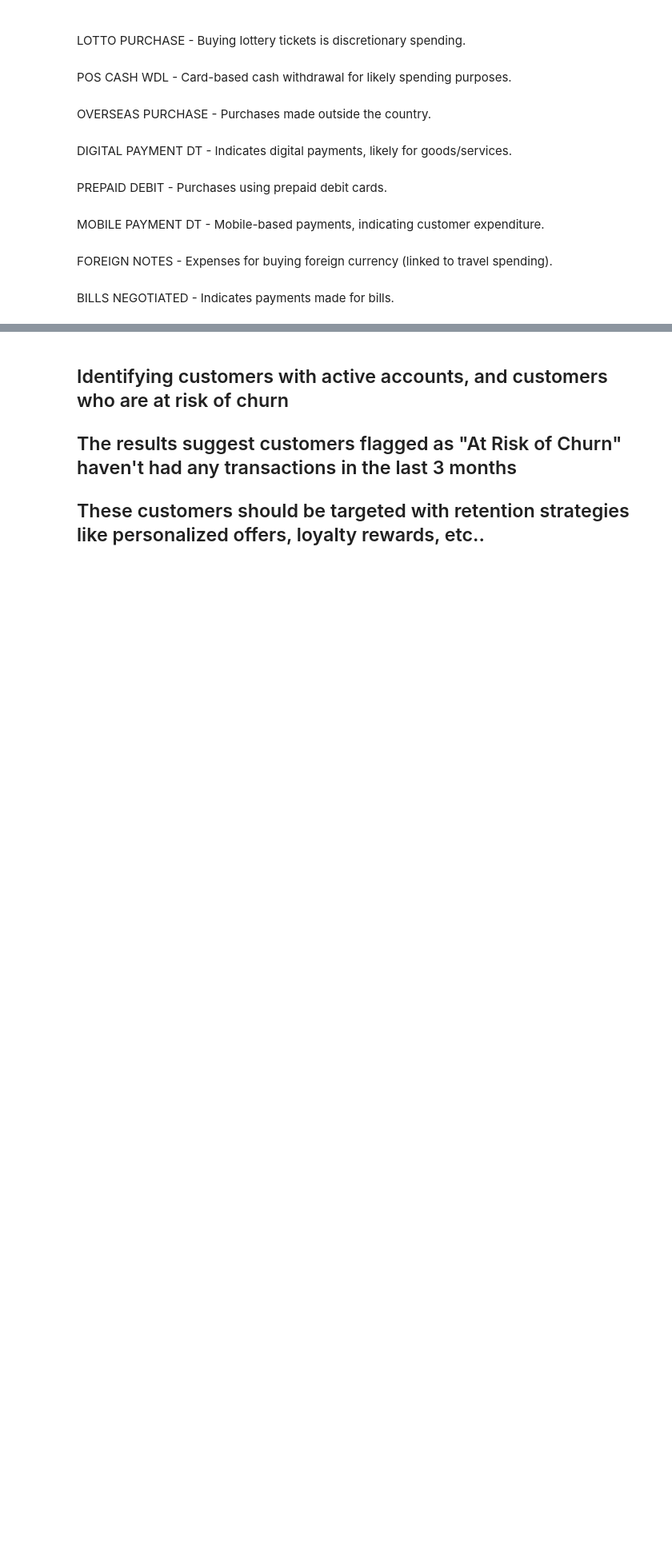
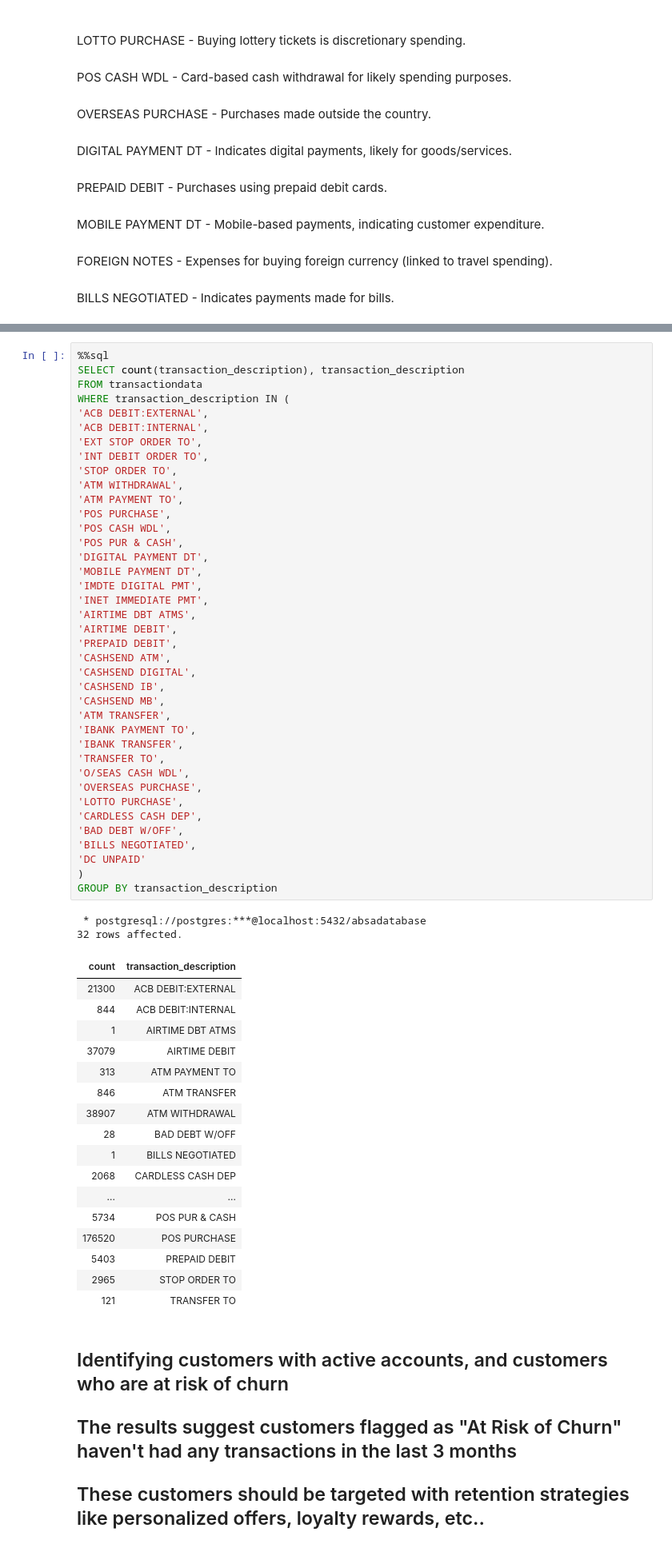
Before and after one commit to The-DigitalAcademy/EXPLORING-ABSA-DATASETS, a Jupyter notebook: keys.ipynb, the cells around one changed output, grey strips where cells are left out. Shown at 80% size. Saved outputs shown, nothing was run; the diff lists cells and outputs as text; blank space fills up the shorter version.

```diff
--- a/keys.ipynb
+++ b/keys.ipynb
@@ -226,3 +246,62 @@ LIMIT 10
+# %%
+%%sql
+SELECT count(transaction_description), transaction_description
+FROM transactiondata
+WHERE transaction_description IN (
+'ACB DEBIT:EXTERNAL',
+'ACB DEBIT:INTERNAL',
+'EXT STOP ORDER TO',
+'INT DEBIT ORDER TO',
+'STOP ORDER TO',
+'ATM WITHDRAWAL',
+'ATM PAYMENT TO',
+'POS PURCHASE',
+'POS CASH WDL',
+'POS PUR & CASH',
+'DIGITAL PAYMENT DT',
+'MOBILE PAYMENT DT',
+'IMDTE DIGITAL PMT',
+'INET IMMEDIATE PMT',
+'AIRTIME DBT ATMS',
+'AIRTIME DEBIT',
+'PREPAID DEBIT',
+'CASHSEND ATM',
+'CASHSEND DIGITAL',
+'CASHSEND IB',
+'CASHSEND MB',
+'ATM TRANSFER',
+'IBANK PAYMENT TO',
+'IBANK TRANSFER',
+'TRANSFER TO',
+'O/SEAS CASH WDL',
+'OVERSEAS PURCHASE',
+'LOTTO PURCHASE',
+'CARDLESS CASH DEP',
+'BAD DEBT W/OFF',
+'BILLS NEGOTIATED',
+'DC UNPAID'
+)
+GROUP BY transaction_description
+# %% [output]
+ * postgresql://postgres:***@localhost:5432/absadatabase
+32 rows affected.
+| count | transaction_description |
+| 21300 | ACB DEBIT:EXTERNAL |
+| 844 | ACB DEBIT:INTERNAL |
+| 1 | AIRTIME DBT ATMS |
+| 37079 | AIRTIME DEBIT |
+| 313 | ATM PAYMENT TO |
+| 846 | ATM TRANSFER |
+| 38907 | ATM WITHDRAWAL |
+| 28 | BAD DEBT W/OFF |
+| 1 | BILLS NEGOTIATED |
+| 2068 | CARDLESS CASH DEP |
+| ... | ... |
+| 5734 | POS PUR & CASH |
+| 176520 | POS PURCHASE |
+| 5403 | PREPAID DEBIT |
+| 2965 | STOP ORDER TO |
+| 121 | TRANSFER TO |
 # %% [markdown]
 ## Identifying customers with active accounts, and customers who are at risk of churn
 ## The results suggest customers flagged as "At Risk of Churn" haven't had any transactions in the last 3 months
```
Also changed, not shown: parts of 10 cells of this notebook.
